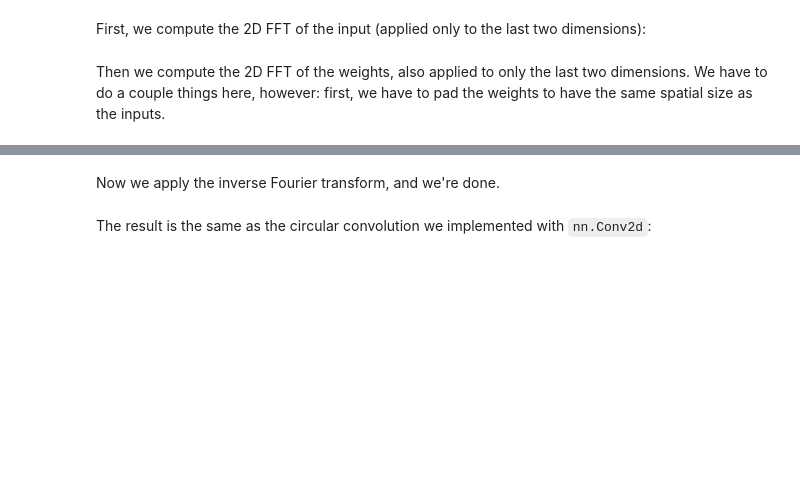
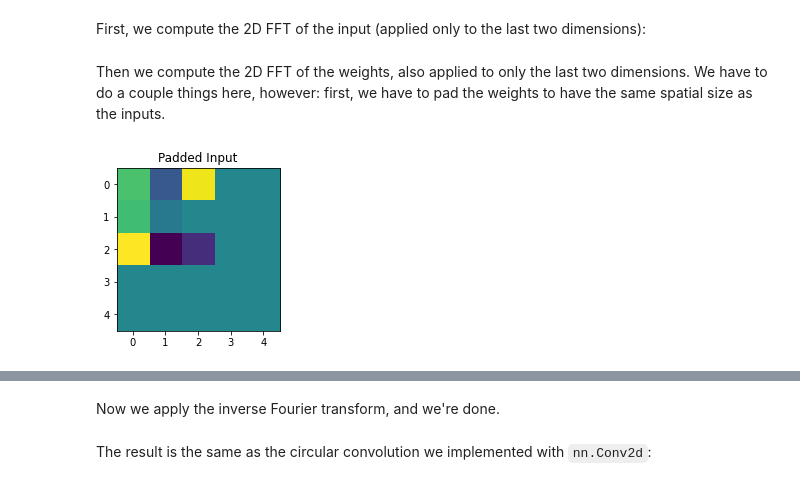
Before and after one commit to locuslab/orthogonal-convolutions, a Jupyter notebook: FFT Convolutions.ipynb, the cells around one changed output, grey strips where cells are left out. Cells and saved outputs as stored; diff of their text form; code cells hidden in the pictures; blank space fills up the shorter version.

```diff
--- a/FFT Convolutions.ipynb
+++ b/FFT Convolutions.ipynb
@@ -37,0 +42,5 @@ wpad = F.pad(conv.weight, (n - k, 0, n - k, 0))
+# %%
+plt.title('Padded Input')
+plt.imshow(wpad.detach()[0, 0]); plt.show()
+# %% [output]
+[figure, added]
```
Also changed, not shown: parts of 27 cells of this notebook.
